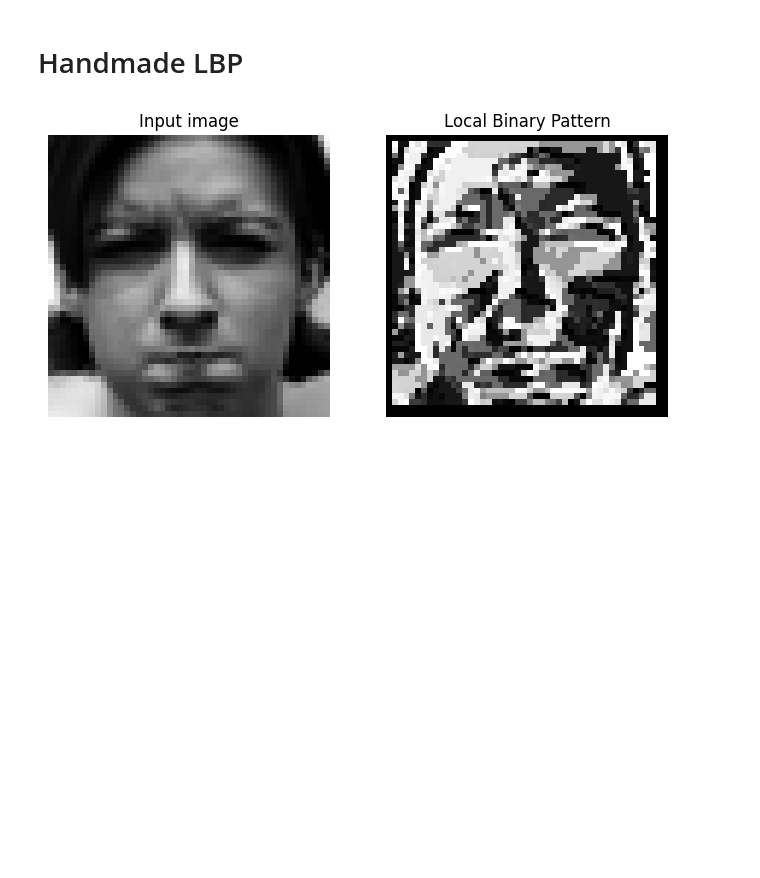
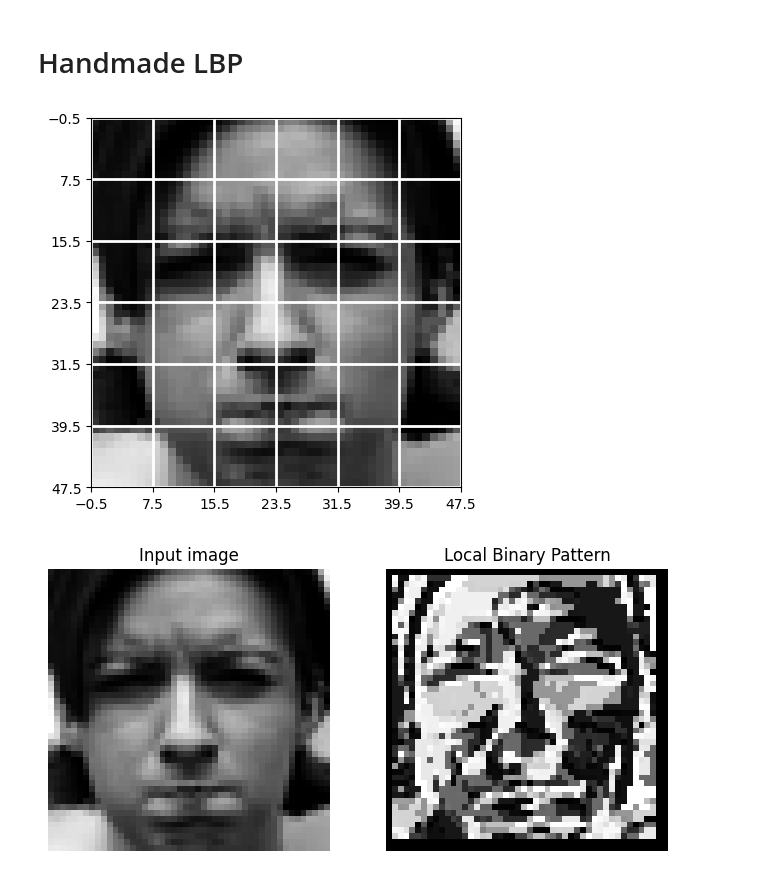
Before and after one commit to gralexrob1/facial-emotion-recognition, a Jupyter notebook: notebooks/lbp.ipynb, the cells around one changed output. Drawn from its saved outputs; the diff is of its cells as text; code cells hidden in the pictures; blank space fills up the shorter version.

Commit message:
LBP grid

```diff
--- a/notebooks/lbp.ipynb
+++ b/notebooks/lbp.ipynb
@@ -56,6 +56,19 @@ Dataset length: 213
 Image shape: (256, 256)
 # %% [markdown]
 # Handmade LBP
+# %%
+fig, ax = plt.subplots()
+
+ax.imshow(ck_images[0], cmap='gray')
+
+ax.set_xticks(np.arange(-0.5, 48, 8), minor=False)
+ax.set_yticks(np.arange(-0.5, 48, 8), minor=False)
+ax.grid(which="major", color="white", linestyle='-', linewidth=2)
+
+plt.savefig('ck-lbp_grid.png')
+plt.show()
+# %% [output]
+[figure, added]
 # %%
 def handmade_lbp(image):
 
```
Also changed, not shown: 2 other files.
